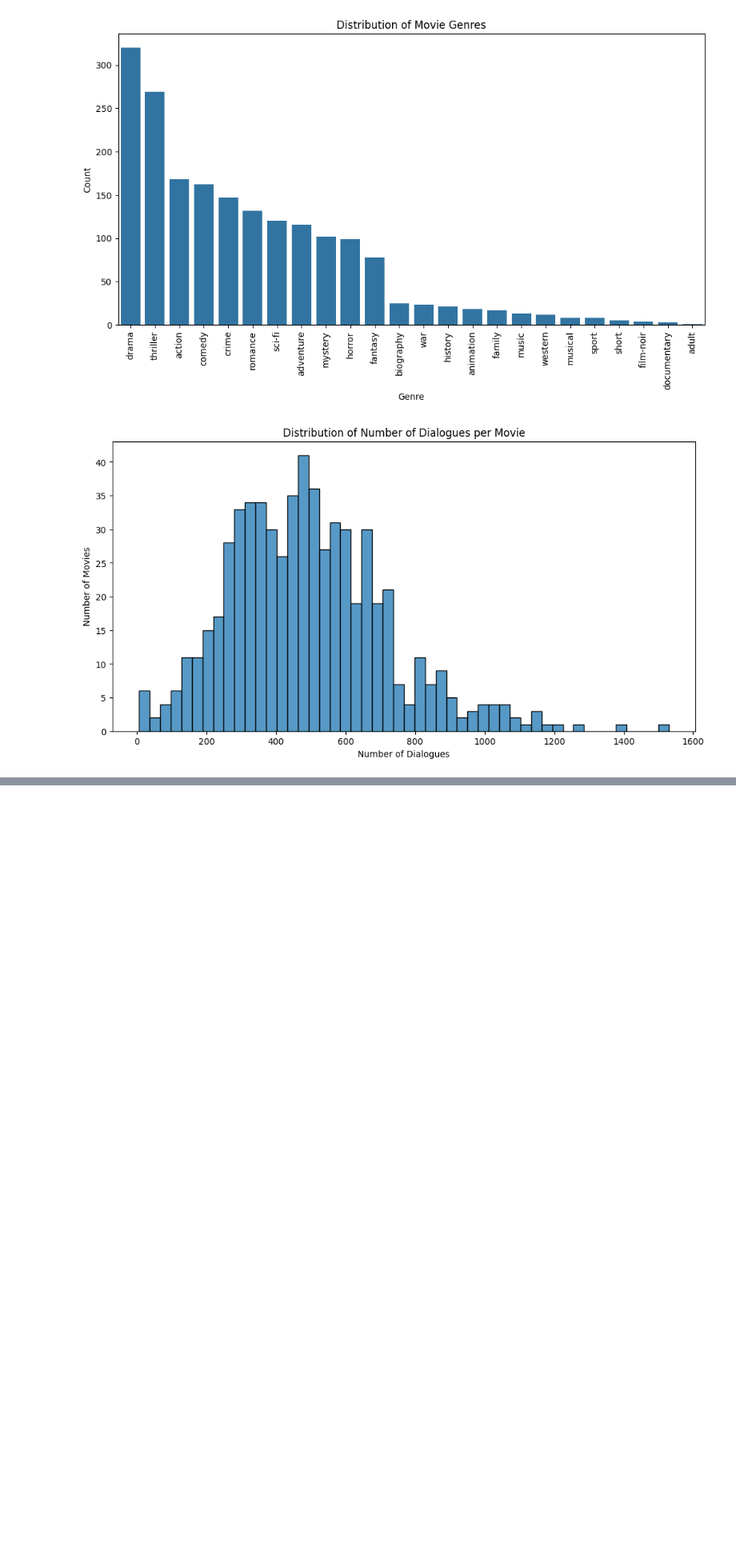
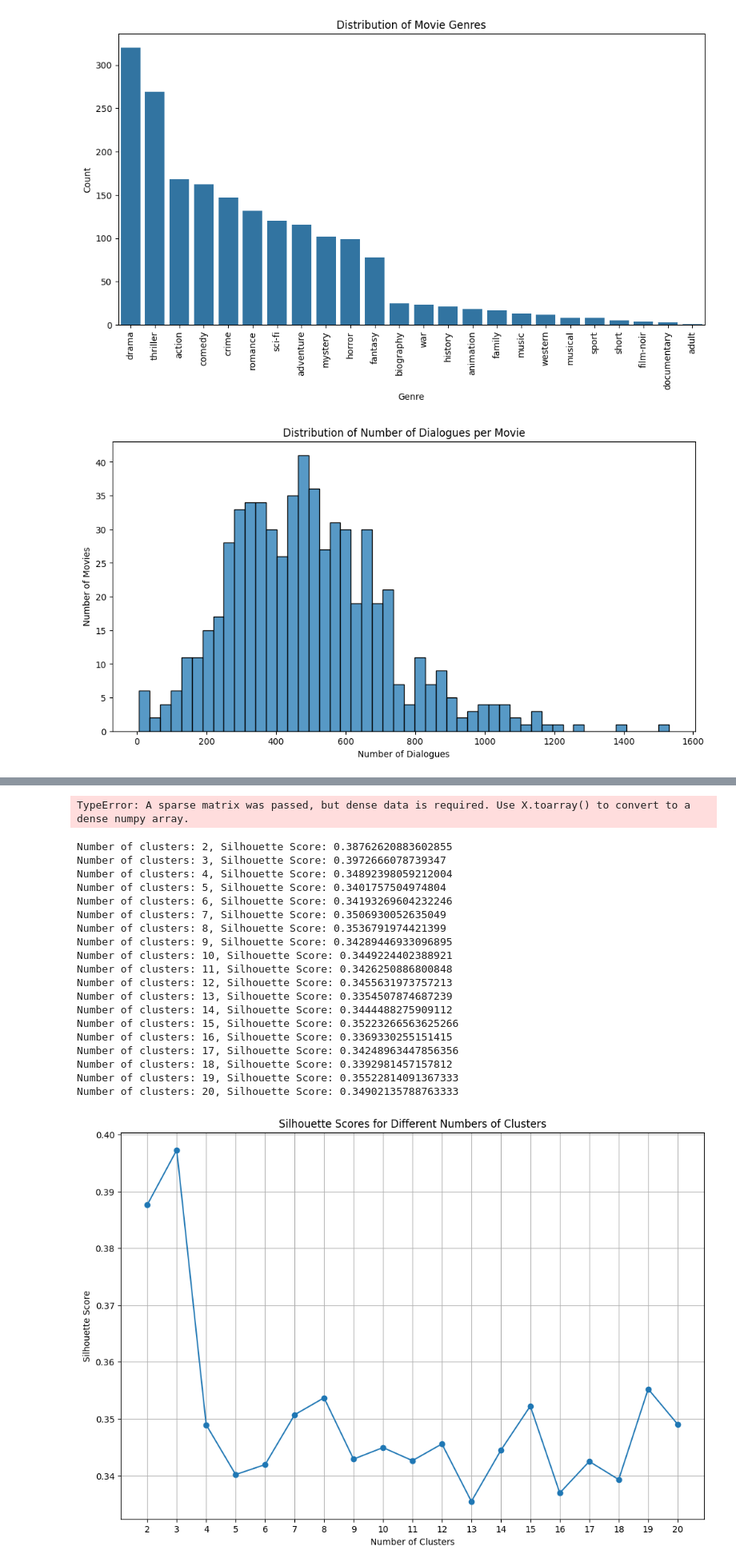
Before and after one commit to dstephenhaynes/DTSA5510, a Jupyter notebook: DTSA5510_Final.ipynb, the cells around one changed output, grey strips where cells are left out. Shown: that part at 80% size. Cells and saved outputs as stored; diff of their text form; code cells hidden in the pictures; blank space fills up the shorter version.

```diff
--- a/DTSA5510_Final.ipynb
+++ b/DTSA5510_Final.ipynb
@@ -411,0 +635,22 @@ ValueError: Found array with 0 sample(s) (shape=(0, 50)) while a minimum of 1 is
+# %%
+# Assign genres to clusters
+genre_clusters = {
+    0: 'Action',
+    1: 'Romance',
+    2: 'Comedy',
+    3: 'Drama',
+    4: 'Thriller',
+    5: 'Sci-Fi'
+}
+
+# Predict genre for a new dialogue
+def predict_genre(dialogue):
+    dialogue_vector = tfidf_vectorizer.transform([dialogue])
+    dialogue_vector_pca = pca.transform(dialogue_vector)
+    cluster = kmeans.predict(dialogue_vector_pca)[0]
+    return genre_clusters[cluster]
+
+# Example usage
+print(predict_genre("I'll be back!"))
+# %% [output]
+TypeError: A sparse matrix was passed, but dense data is required. Use X.toarray() to convert to a dense numpy array.
@@ -411,0 +674,52 @@ ValueError: Found array with 0 sample(s) (shape=(0, 50)) while a minimum of 1 is
+# %%
+# Preprocessing: Tokenization, Lemmatization/Stemmatization, Stop Words Removal, etc. (if necessary)
+
+# Feature Extraction: TF-IDF
+tfidf = TfidfVectorizer(max_features=5000, stop_words='english')
+tfidf_matrix = tfidf.fit_transform(movie_dialogues['dialogue'])
+
+# Dimensionality Reduction: PCA
+pca = PCA(n_components=2)
+pca_matrix = pca.fit_transform(tfidf_matrix.toarray())
+
+# Iterate through different numbers of clusters and calculate silhouette scores
+cluster_range = range(2, 21)
+silhouette_scores = []
+
+for n_clusters in cluster_range:
+    kmeans = KMeans(n_clusters=n_clusters, random_state=42, n_init=10)
+    labels = kmeans.fit_predict(pca_matrix)
+    score = silhouette_score(pca_matrix, labels)
+    silhouette_scores.append(score)
+    print(f'Number of clusters: {n_clusters}, Silhouette Score: {score}')
+
+# Plot the silhouette scores
+plt.figure(figsize=(12, 8))
+plt.plot(cluster_range, silhouette_scores, marker='o')
+plt.title('Silhouette Scores for Different Numbers of Clusters')
+plt.xlabel('Number of Clusters')
+plt.ylabel('Silhouette Score')
+plt.xticks(cluster_range)
+plt.grid(True)
+plt.show()
+# %% [output]
+Number of clusters: 2, Silhouette Score: 0.38762620883602855
+Number of clusters: 3, Silhouette Score: 0.3972666078739347
+Number of clusters: 4, Silhouette Score: 0.34892398059212004
+Number of clusters: 5, Silhouette Score: 0.3401757504974804
+Number of clusters: 6, Silhouette Score: 0.34193269604232246
+Number of clusters: 7, Silhouette Score: 0.3506930052635049
+Number of clusters: 8, Silhouette Score: 0.3536791974421399
+Number of clusters: 9, Silhouette Score: 0.34289446933096895
+Number of clusters: 10, Silhouette Score: 0.3449224402388921
+Number of clusters: 11, Silhouette Score: 0.3426250886800848
+Number of clusters: 12, Silhouette Score: 0.3455631973757213
+Number of clusters: 13, Silhouette Score: 0.3354507874687239
+Number of clusters: 14, Silhouette Score: 0.3444488275909112
+Number of clusters: 15, Silhouette Score: 0.35223266563625266
+Number of clusters: 16, Silhouette Score: 0.3369330255151415
+Number of clusters: 17, Silhouette Score: 0.34248963447856356
+Number of clusters: 18, Silhouette Score: 0.3392981457157812
+Number of clusters: 19, Silhouette Score: 0.35522814091367333
+Number of clusters: 20, Silhouette Score: 0.34902135788763333
+[figure, added]
```
Also changed, not shown: parts of 26 cells of this notebook.
